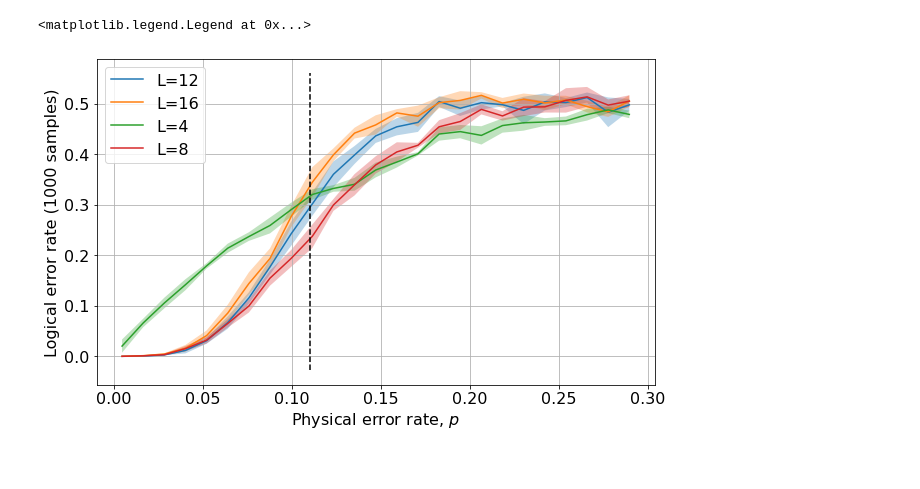
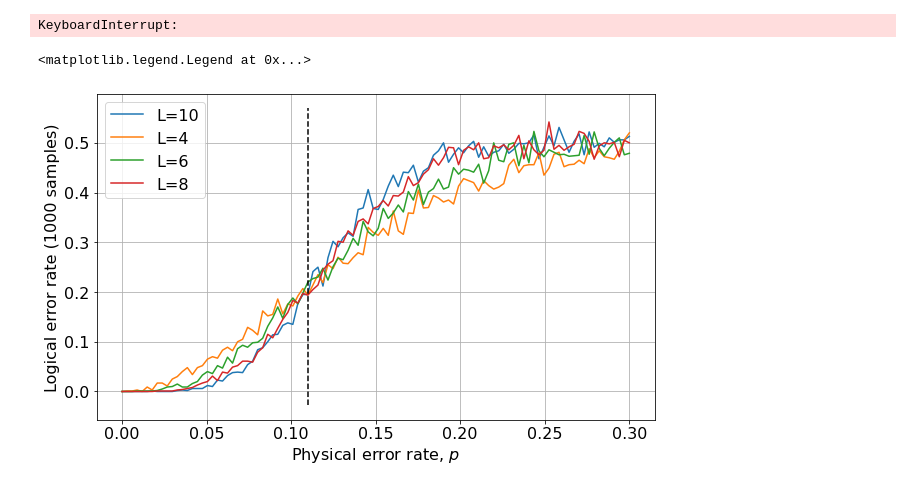
Before and after one commit to JulianZDing/PlanarCode, a Jupyter notebook: Uniform p error threshold.ipynb, the cells around one changed output. Drawn from its saved outputs; the diff is of its cells as text; code cells hidden in the pictures.

```diff
--- a/Uniform p error threshold.ipynb
+++ b/Uniform p error threshold.ipynb
@@ -83,44 +53,36 @@ def adaptive_sweep(L, domain=(0,1), points_this_level=5, total_points=25):
 SAVE_DIR = 'temp'
 SAVED_FILES = []
 # %%
-for L in [8]:
-    fname = os.path.join(SAVE_DIR, f'{L}.pkl')
-    with open(fname, 'wb') as fi:
-        pickle.dump(linear_sweep(L, domain=(0,0.3), points=100), fi)
-    SAVED_FILES.append(fname)
+for L in [12, 14]:
+    fname = os.path.join(SAVE_DIR, f'{L}.csv')
+    ps, a = linear_sweep(L, domain=(0,0.3), points=100, samples_per_point=1000)
+    np.savetxt(fname, a)
+# %% [output]
+KeyboardInterrupt:
 # %%
 plt.rcParams.update({'font.size': 16})
 BATCH = 4
 
 fig, ax = plt.subplots(1, 1, figsize=(10,6))
 ax.grid(True)
 ax.set_xlabel('Physical error rate, $p$')
 ax.set_ylabel('Logical error rate (1000 samples)')
+#ax.set_xscale('log')
+#ax.set_yscale('log')
 
+ps = np.linspace(0, 0.3, 102)
 for fname in os.listdir(SAVE_DIR):
-    if not fname.endswith('.pkl'):
+    if not fname.endswith('.csv'):
         continue
     fpath = os.path.join(SAVE_DIR, fname)
-    with open(fpath, 'rb') as fi:
-        L = int(fname.split('.')[0])
-        errors = pickle.load(fi)
-        mean_errors = []
-        error_stdev = []
-        for error_array in errors:
-            mean_array = []
-            stdev_array = []
-            for i in range(len(error_array)//4):
-                error_batch = error_array[i*BATCH:(i+1)*BATCH]
-                mean_array.append(sum(error_batch)/BATCH)
-                stdev_array.append(np.std(error_batch))
-            mean_errors.append(np.array(mean_array))
-            error_stdev.append(np.array(stdev_array))
-        xvals, yvals = mean_errors
-        ax.fill_between(xvals, yvals+error_stdev[-1], yvals-error_stdev[-1], alpha=0.3, zorder=1)
-        ax.plot(xvals, yvals, label=f'L={L}', zorder=2)
+    L = int(fname.split('.')[0])
+    error_array = np.loadtxt(fpath)
+    mean_errors = error_array.mean(axis=-1)
+    #ax.fill_between(xvals, yvals+error_stdev[-1], yvals-error_stdev[-1], alpha=0.3, zorder=1)
+    ax.plot(ps, mean_errors, label=f'L={L}', zorder=2)
 
 ax.vlines(0.11, *ax.get_ylim(), color='black', linestyle='dashed', zorder=3)
 ax.legend()
 # %% [output]
 <matplotlib.legend.Legend at 0x...>
-[figure, old version]
+[figure, new version]
```
Also changed, not shown: parts of 1 cell of this notebook, 3 other files.
